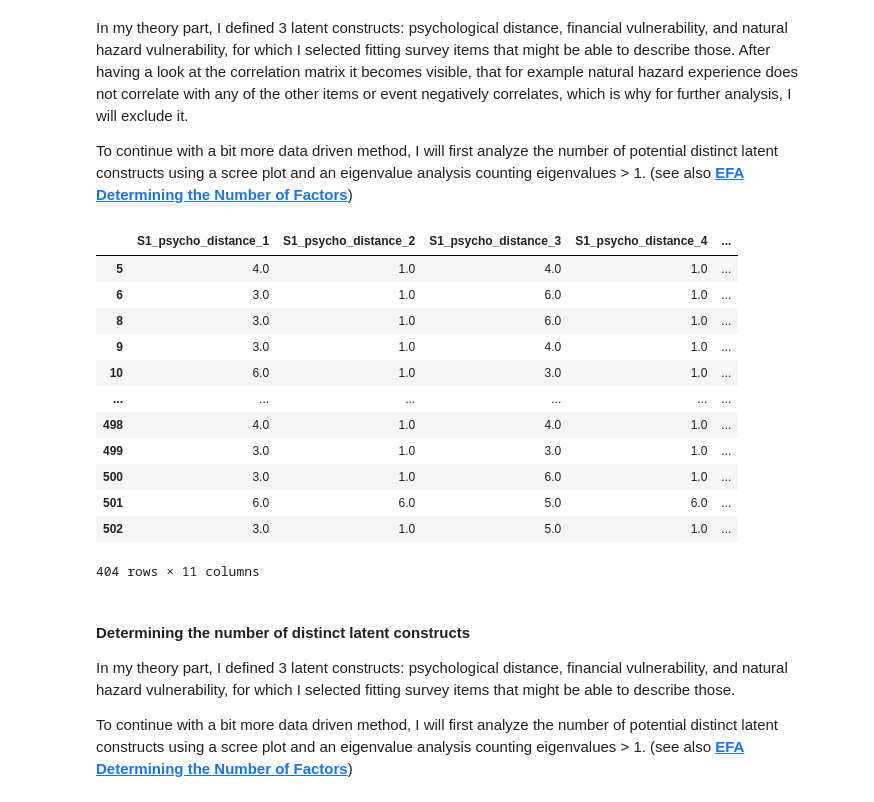
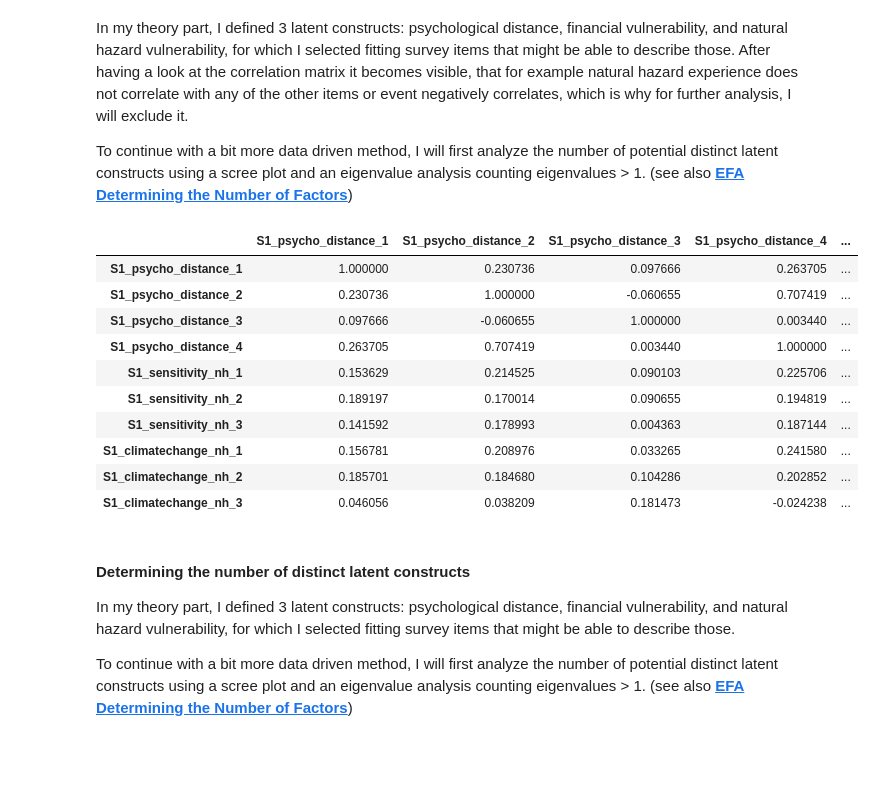
Before and after one commit to matalie/natural-hazard-solidarity, a Jupyter notebook: latent_constructs.ipynb, the cells around one changed output. Cells and saved outputs as stored; diff of their text form; code cells hidden in the pictures; blank space fills up the shorter version.

```diff
--- a/latent_constructs.ipynb
+++ b/latent_constructs.ipynb
@@ -142,41 +112,39 @@ To continue with a bit more data driven method, I will first analyze the number
 (see also __[EFA Determining the Number of Factors](https://usq.pressbooks.pub/statisticsforresearchstudents/chapter/efa-assumptions/)__)
 # %%
 refined_items = ['S1_psycho_distance_1', 'S1_psycho_distance_2', 'S1_psycho_distance_3', 'S1_psycho_distance_4',
-         'S1_finan_vulnerability_1',
-         #'S0_costs_cc_policy_1',
-         #'S0_income',
+        #  'S1_finan_vulnerability_1',
+        #  'S0_costs_cc_policy_1',
+        #  'S0_income',
          'S1_sensitivity_nh_1', 'S1_sensitivity_nh_2', 'S1_sensitivity_nh_3',
          'S1_climatechange_nh_1', 'S1_climatechange_nh_2', 'S1_climatechange_nh_3']
 # %%
-X = df[refined_items].dropna() # TODO: make sure not too many are na
+item_data = df[refined_items]
 
+# TODO: handle NaN
+item_data_filtered = item_data.dropna()
 
 # correlation default: pearson
-R = X.corr()
+refined_correlation_matrix = item_data_filtered.corr()
 
 # Eigenvalues (symmetrc Matrix -> eigh is stable)
-eigvals, eigvecs = np.linalg.eigh(R.values)
-
-# sort descending
+eigvals, eigvecs = np.linalg.eigh(refined_correlation_matrix.values)
 eigvals = eigvals[::-1]
 
 # print('Eigenvalues:', np.round(eigvals, 3))
 # print('Summe (sollte = #Items sein):', eigvals.sum())
-X
+refined_correlation_matrix
 # %% [output]
 |  | S1_psycho_distance_1 | S1_psycho_distance_2 | S1_psycho_distance_3 | S1_psycho_distance_4 | ... |
-| 5 | 4.0 | 1.0 | 4.0 | 1.0 | ... |
-| 6 | 3.0 | 1.0 | 6.0 | 1.0 | ... |
-| 8 | 3.0 | 1.0 | 6.0 | 1.0 | ... |
-| 9 | 3.0 | 1.0 | 4.0 | 1.0 | ... |
-| 10 | 6.0 | 1.0 | 3.0 | 1.0 | ... |
-| ... | ... | ... | ... | ... | ... |
-| 498 | 4.0 | 1.0 | 4.0 | 1.0 | ... |
-| 499 | 3.0 | 1.0 | 3.0 | 1.0 | ... |
-| 500 | 3.0 | 1.0 | 6.0 | 1.0 | ... |
-| 501 | 6.0 | 6.0 | 5.0 | 6.0 | ... |
-| 502 | 3.0 | 1.0 | 5.0 | 1.0 | ... |
+| S1_psycho_distance_1 | 1.000000 | 0.230736 | 0.097666 | 0.263705 | ... |
+| S1_psycho_distance_2 | 0.230736 | 1.000000 | -0.060655 | 0.707419 | ... |
+| S1_psycho_distance_3 | 0.097666 | -0.060655 | 1.000000 | 0.003440 | ... |
+| S1_psycho_distance_4 | 0.263705 | 0.707419 | 0.003440 | 1.000000 | ... |
+| S1_sensitivity_nh_1 | 0.153629 | 0.214525 | 0.090103 | 0.225706 | ... |
+| S1_sensitivity_nh_2 | 0.189197 | 0.170014 | 0.090655 | 0.194819 | ... |
+| S1_sensitivity_nh_3 | 0.141592 | 0.178993 | 0.004363 | 0.187144 | ... |
+| S1_climatechange_nh_1 | 0.156781 | 0.208976 | 0.033265 | 0.241580 | ... |
+| S1_climatechange_nh_2 | 0.185701 | 0.184680 | 0.104286 | 0.202852 | ... |
+| S1_climatechange_nh_3 | 0.046056 | 0.038209 | 0.181473 | -0.024238 | ... |
-404 rows × 11 columns
 # %% [markdown]
 #### Determining the number of distinct latent constructs
 In my theory part, I defined 3 latent constructs: psychological distance, financial vulnerability, and natural hazard vulnerability, for which I selected fitting survey items that might be able to describe those.
```
Also changed, not shown: parts of 13 cells of this notebook, 4 other files.
